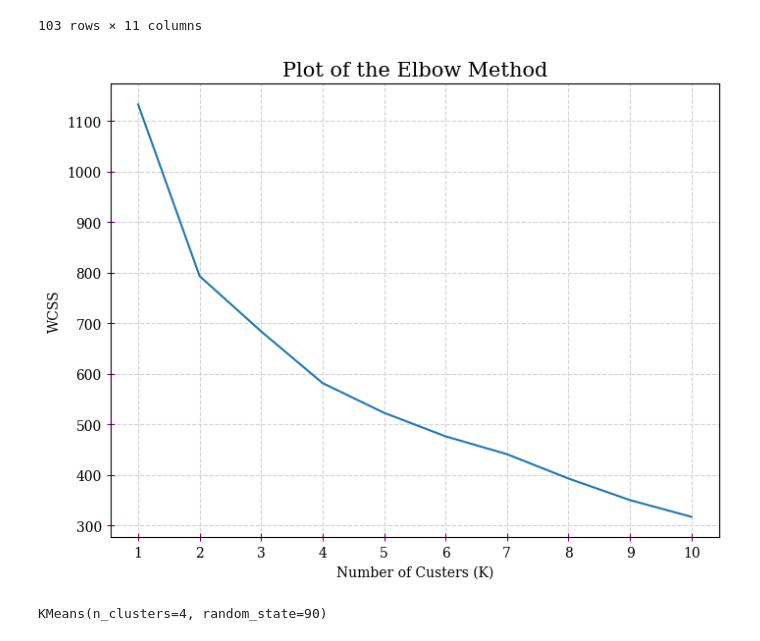
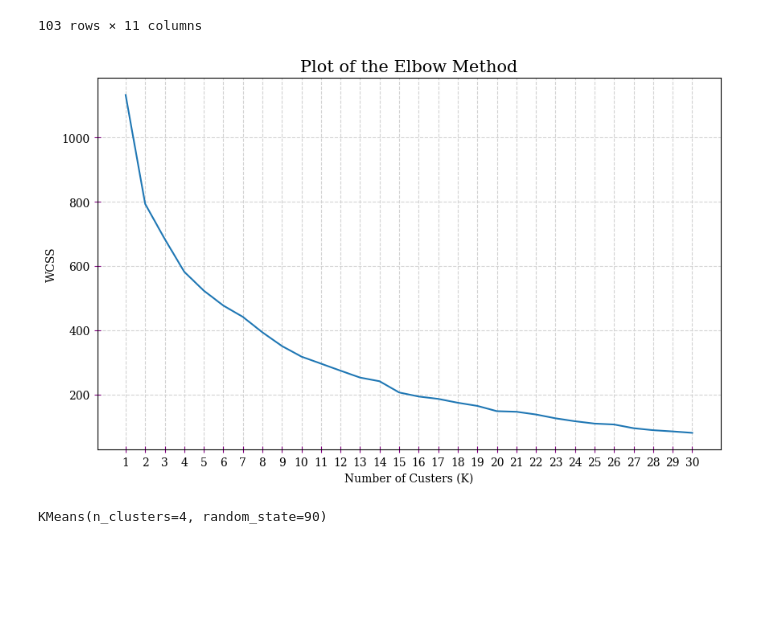
Before and after one commit to kesavakrishna/feynn-labs, a Jupyter notebook: EV_MSA_Proj 2/EV_MSA.ipynb, the cells around one changed output. Drawn from its saved outputs; the diff is of its cells as text; code cells hidden in the pictures; blank space fills up the shorter version.

```diff
--- a/EV_MSA_Proj 2/EV_MSA.ipynb
+++ b/EV_MSA_Proj 2/EV_MSA.ipynb
@@ -378,25 +408,25 @@ df_pca
 # %%
 # plotting the results of Elbow
 
 wcss = []
 
-for i in range(1, 11):
+for i in range(1, 31):
   kmean = KMeans(n_clusters=i, init='k-means++', random_state=90)
   kmean.fit(X_pca)
   wcss.append(kmean.inertia_)
 
-plt.figure(figsize=(8,6))
+plt.figure(figsize=(10,6))
 plt.title('Plot of the Elbow Method', size=15, family='serif')
-plt.plot(range(1, 11), wcss)
-plt.xticks(range(1, 11), family='serif')
+plt.plot(range(1, 31), wcss)
+plt.xticks(range(1, 31), family='serif')
 plt.yticks(family='serif')
 plt.xlabel('Number of Custers (K)', family='serif')
 plt.ylabel('WCSS', family='serif')
 plt.grid()
 plt.tick_params(axis='both', direction='inout', length=6, color='purple', grid_color='lightgray', grid_linestyle='--')
 plt.show()
 # %% [output]
-[figure, old version]
+[figure, new version]
 # %%
 # training the model using k=4 as rendered by the above plot
 kmean = KMeans(n_clusters=4, init='k-means++', random_state=90)
```
Also changed, not shown: parts of 4 cells of this notebook.
